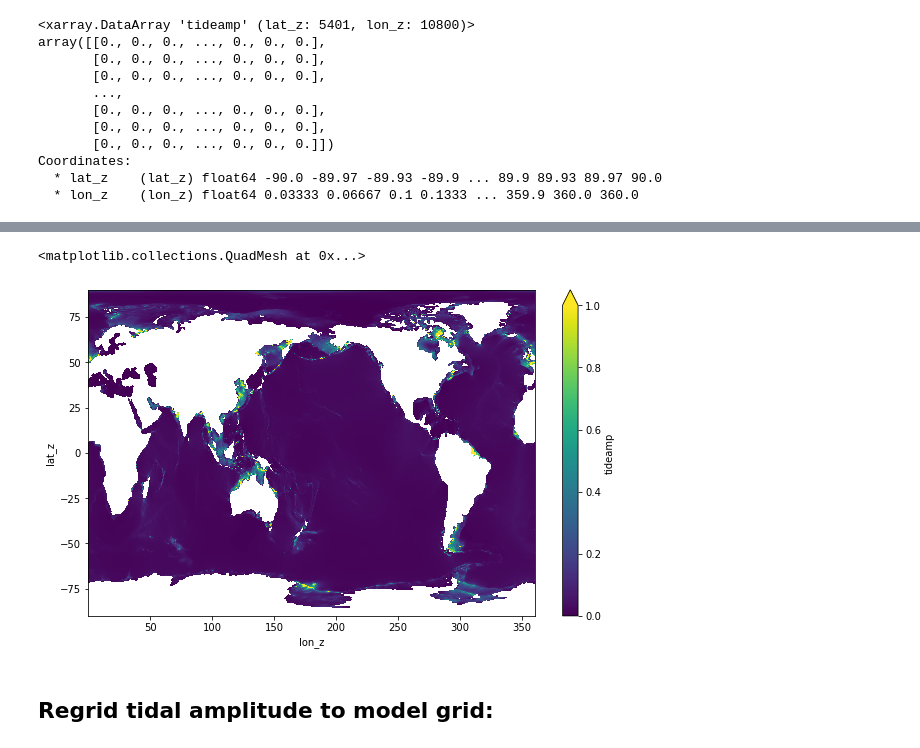
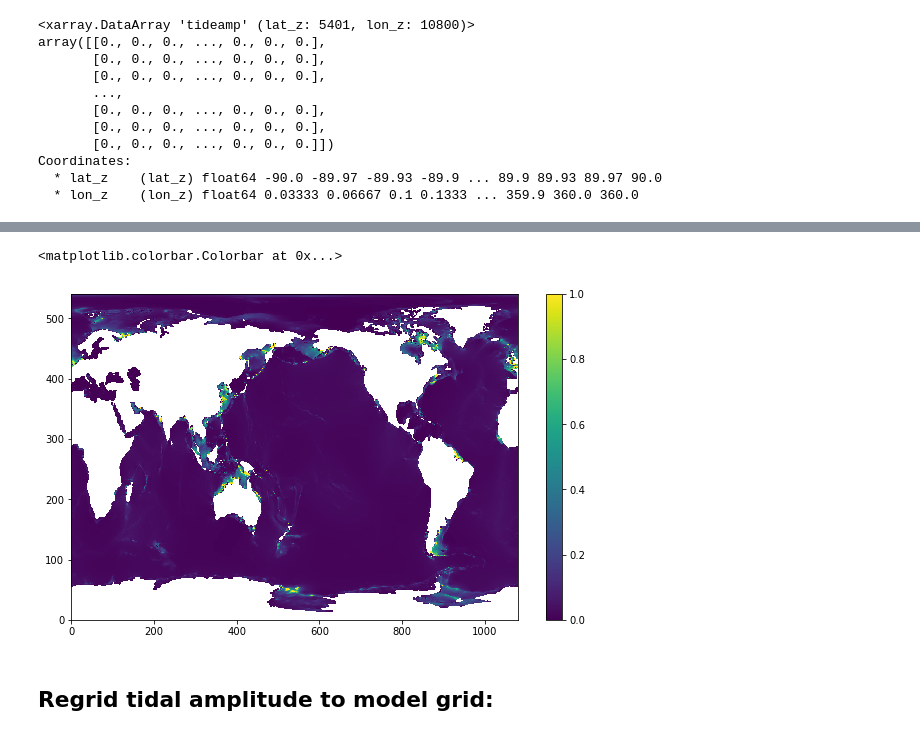
Before and after one commit to raphaeldussin/OM4p25_tideamp, a Jupyter notebook: Tidal_forcing_TPXO8_OM4p25.ipynb, the cells around one changed output, grey strips where cells are left out. Saved outputs shown, nothing was run; the diff lists cells and outputs as text; code cells hidden in the pictures.

```diff
--- a/Tidal_forcing_TPXO8_OM4p25.ipynb
+++ b/Tidal_forcing_TPXO8_OM4p25.ipynb
@@ -218,0 +221,3 @@ Mask the source array:
+# %%
+binarymask = xr.where(tpxo8_merged['hz'] >0, 1, 0)
+tpxo8_merged['mask'] = binarymask.transpose(*('lat_z', 'lon_z'))
@@ -219,11 +233,13 @@ Mask the source array:
 # %%
-tideamp_masked = tpxo8_merged['tideamp'].where(tpxo8_merged['tideamp'] != 0)
+tideamp_masked = tpxo8_merged['tideamp'].where(tpxo8_merged['mask'] != 0)
 # %%
 plt.figure(figsize=[10,6])
-tideamp_masked.plot(vmin=0, vmax=1, cmap='viridis')
+plt.pcolormesh(tideamp_masked.values[::10, ::10],
+               vmin=0, vmax=1, cmap='viridis')
+plt.colorbar()
 # %% [output]
-<matplotlib.collections.QuadMesh at 0x...>
+<matplotlib.colorbar.Colorbar at 0x...>
-[figure, old version]
+[figure, new version]
 # %% [markdown]
 ## Regrid tidal amplitude to model grid:
 # %%
```
Also changed, not shown: parts of 18 cells of this notebook, 7 other files.
